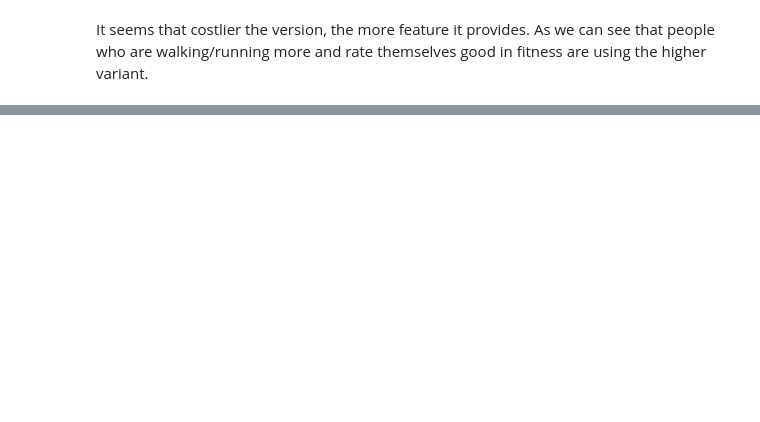
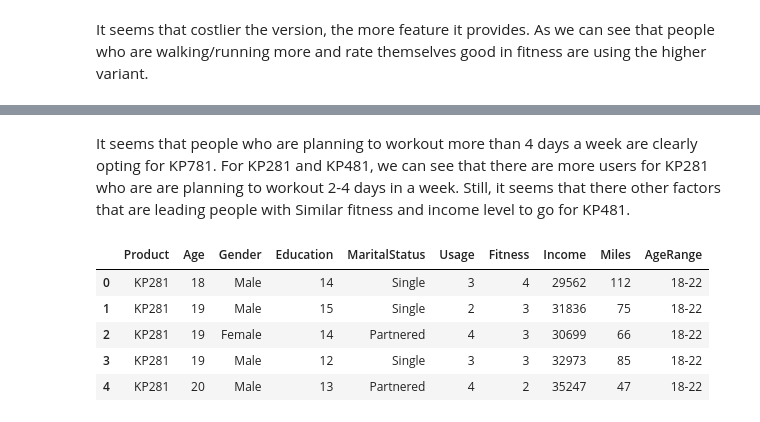
Before and after one commit to shahzarhusain/Aerofit_analysis, a Jupyter notebook: Aerofit_case_study.ipynb, the cells around one changed output, grey strips where cells are left out. Cells and saved outputs as stored; diff of their text form; code cells hidden in the pictures; blank space fills up the shorter version.

```diff
--- a/Aerofit_case_study.ipynb
+++ b/Aerofit_case_study.ipynb
@@ -296,0 +331,15 @@ px.scatter(df, x = 'Age', y = 'Income', size = 'Miles', color = 'MaritalStatus')
+# %% [markdown]
+It seems that people who are planning to workout more than 4 days a week are clearly opting for KP781.
+For KP281 and KP481, we can see that there are more users for KP281 who are are planning to workout 2-4 days in a week. Still, it seems that there other factors that are leading people with Similar fitness and income level to go for KP481.
+# %%
+# to analyse the Age column, let's create some age bins for our analysis
+age_range = list(range(17,51,4))
+df['AgeRange']= pd.cut(df['Age'], bins = age_range, labels = ['18-22','23-26','27-30','31-34','35-38','39-42','43-46','47-50'])
+df.head()
+# %% [output]
+|  | Product | Age | Gender | Education | MaritalStatus | Usage | Fitness | Income | Miles | AgeRange |
+| 0 | KP281 | 18 | Male | 14 | Single | 3 | 4 | 29562 | 112 | 18-22 |
+| 1 | KP281 | 19 | Male | 15 | Single | 2 | 3 | 31836 | 75 | 18-22 |
+| 2 | KP281 | 19 | Female | 14 | Partnered | 4 | 3 | 30699 | 66 | 18-22 |
+| 3 | KP281 | 19 | Male | 12 | Single | 3 | 3 | 32973 | 85 | 18-22 |
+| 4 | KP281 | 20 | Male | 13 | Partnered | 4 | 2 | 35247 | 47 | 18-22 |
```
Also changed, not shown: parts of 24 cells of this notebook.
